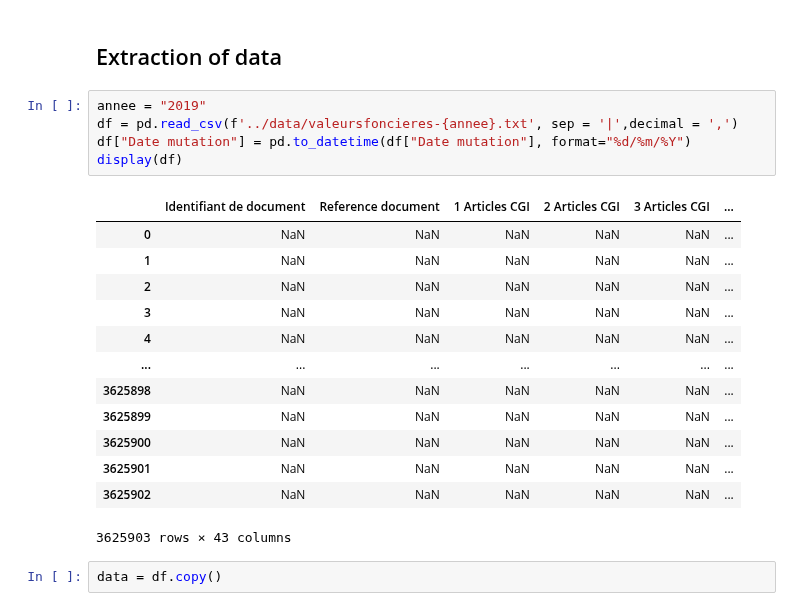
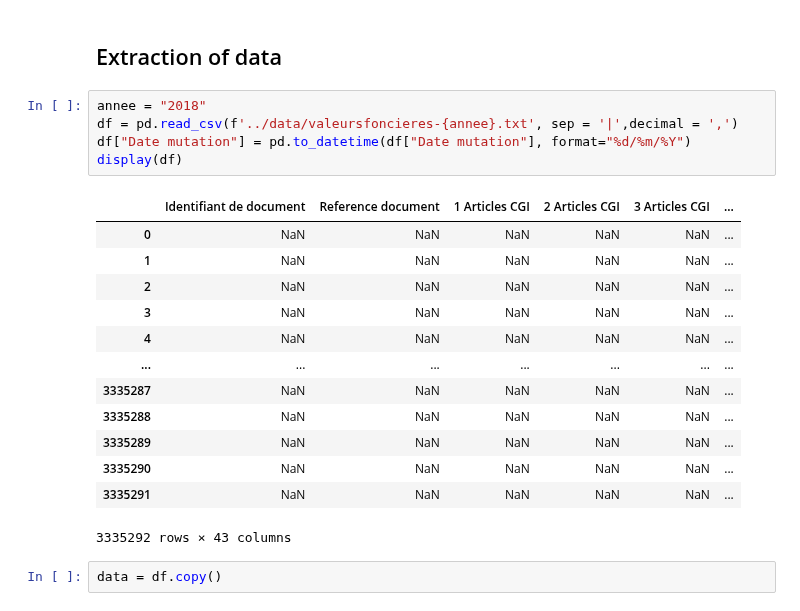
Before and after one commit to GuillaumeDorschner/Real-Estate-Analysis-France, a Jupyter notebook: data analyse/traitement-cleaning.ipynb, the cells around one changed output. Saved outputs shown, nothing was run; the diff lists cells and outputs as text.

```diff
--- a/data analyse/traitement-cleaning.ipynb
+++ b/data analyse/traitement-cleaning.ipynb
@@ -45,24 +45,24 @@ warnings.filterwarnings('ignore')
 # %% [markdown]
 ## Extraction of data
 # %%
-annee = "2019"
+annee = "2018"
 df = pd.read_csv(f'../data/valeursfoncieres-{annee}.txt', sep = '|',decimal = ',')
 df["Date mutation"] = pd.to_datetime(df["Date mutation"], format="%d/%m/%Y")
 display(df)
 # %% [output]
 |  | Identifiant de document | Reference document | 1 Articles CGI | 2 Articles CGI | 3 Articles CGI | ... |
 | 0 | NaN | NaN | NaN | NaN | NaN | ... |
 | 1 | NaN | NaN | NaN | NaN | NaN | ... |
 | 2 | NaN | NaN | NaN | NaN | NaN | ... |
 | 3 | NaN | NaN | NaN | NaN | NaN | ... |
 | 4 | NaN | NaN | NaN | NaN | NaN | ... |
 | ... | ... | ... | ... | ... | ... | ... |
-| 3625898 | NaN | NaN | NaN | NaN | NaN | ... |
-| 3625899 | NaN | NaN | NaN | NaN | NaN | ... |
-| 3625900 | NaN | NaN | NaN | NaN | NaN | ... |
-| 3625901 | NaN | NaN | NaN | NaN | NaN | ... |
-| 3625902 | NaN | NaN | NaN | NaN | NaN | ... |
+| 3335287 | NaN | NaN | NaN | NaN | NaN | ... |
+| 3335288 | NaN | NaN | NaN | NaN | NaN | ... |
+| 3335289 | NaN | NaN | NaN | NaN | NaN | ... |
+| 3335290 | NaN | NaN | NaN | NaN | NaN | ... |
+| 3335291 | NaN | NaN | NaN | NaN | NaN | ... |
-3625903 rows × 43 columns
+3335292 rows × 43 columns
 # %%
 data = df.copy()
 # %%
```
Also changed, not shown: parts of 5 cells of this notebook, 1 other file.
